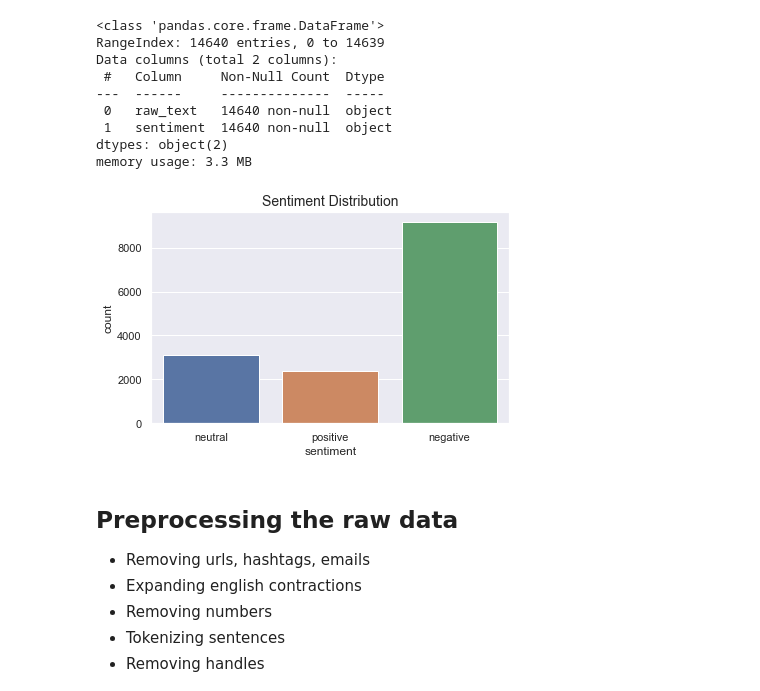
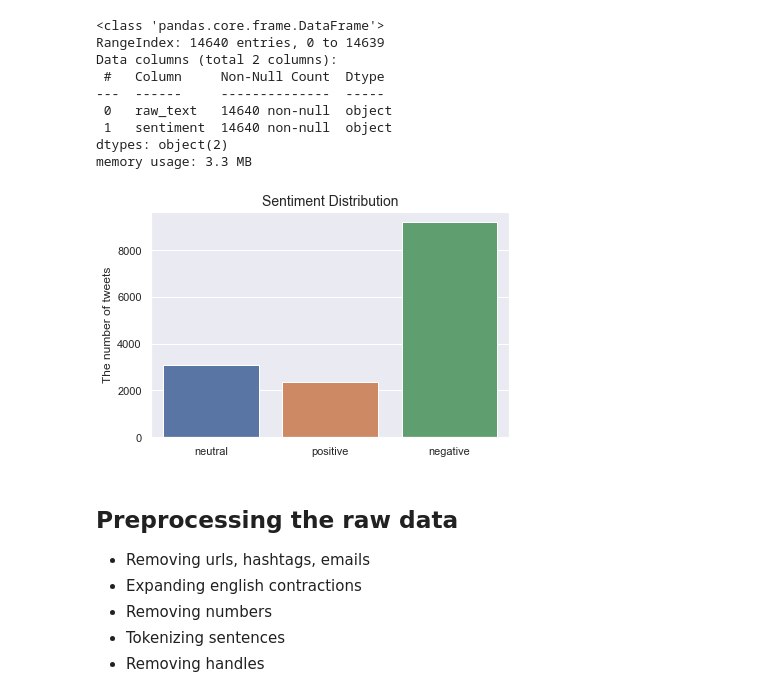
Before and after one commit to Geilson-Araujo/twitter_us_airline_sentiment-, a Jupyter notebook: airline_sentiment_analysis.ipynb, the cells around one changed output. Cells and saved outputs as stored; diff of their text form; code cells hidden in the pictures.

```diff
--- a/airline_sentiment_analysis.ipynb
+++ b/airline_sentiment_analysis.ipynb
@@ -109,11 +105,13 @@ memory usage: 3.3 MB
 # %%
 # Plot the target distribution
 sns.set()
 sns.countplot(x='sentiment', data=data)
 plt.title('Sentiment Distribution', fontsize=14)
+plt.xlabel(None)
+plt.ylabel("The number of tweets")
 plt.tight_layout();
 # %% [output]
-[figure, old version]
+[figure, new version]
 # %% [markdown]
 ## Preprocessing the raw data
 
```
Also changed, not shown: parts of 32 cells of this notebook, 3 other files.
